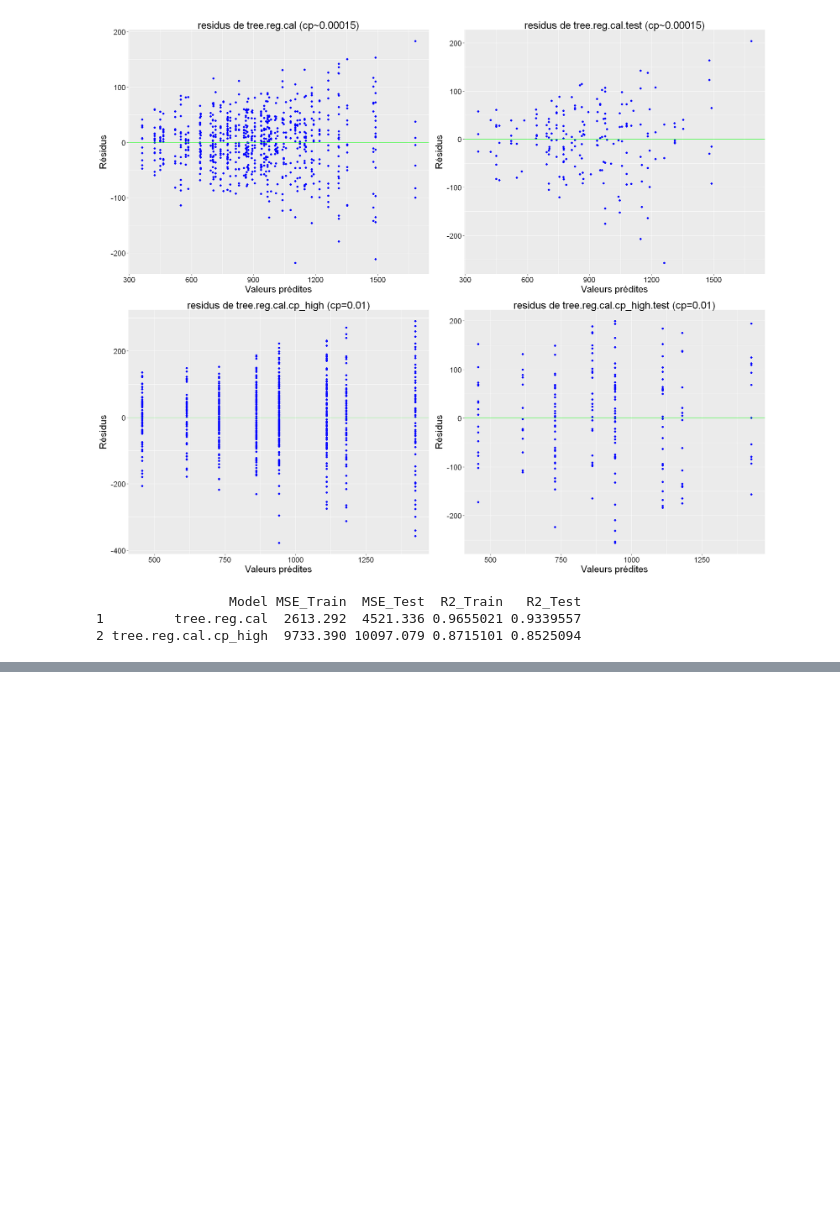
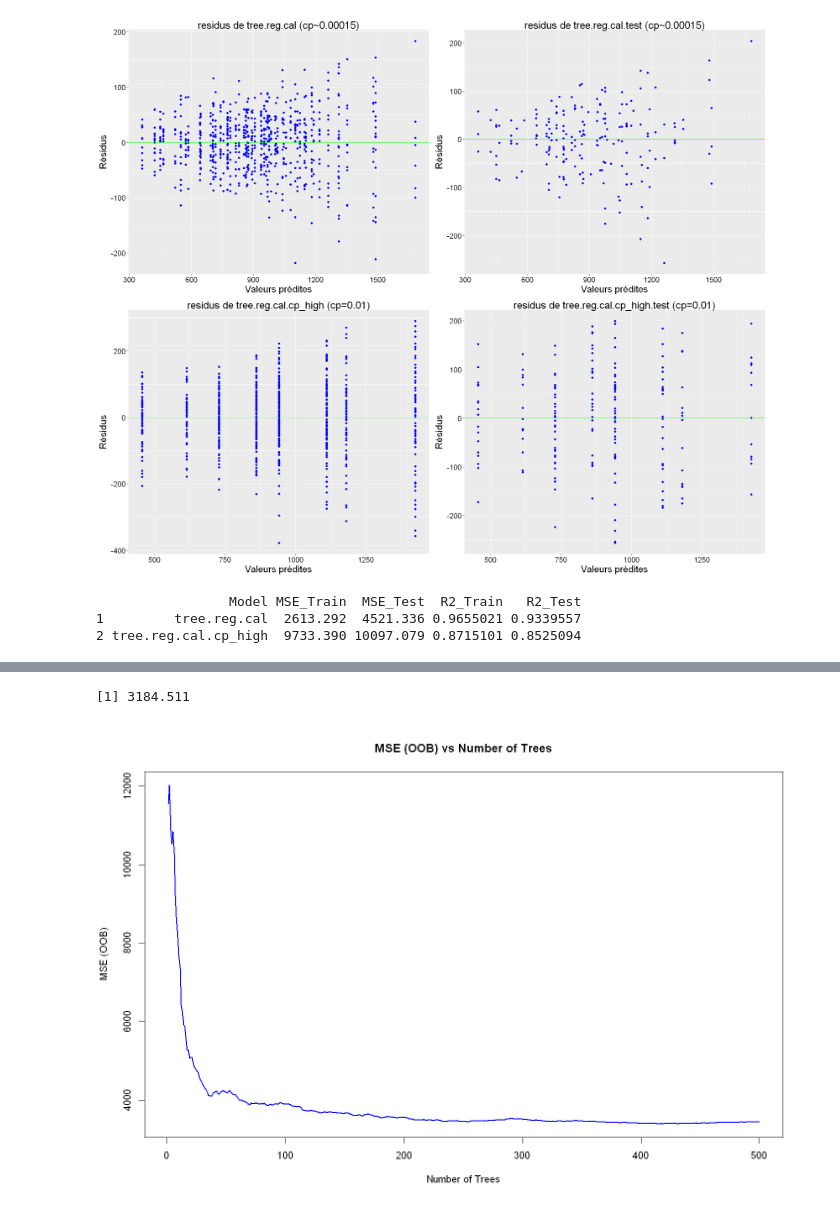
Before and after one commit to Dorianhgn/ProjetML4A, a Jupyter notebook: Calories_Burned/Dorian/R.ipynb, the cells around one changed output, grey strips where cells are left out. Saved outputs shown, nothing was run; the diff lists cells and outputs as text; code cells hidden in the pictures; blank space fills up the shorter version.

```diff
--- a/Calories_Burned/Dorian/R.ipynb
+++ b/Calories_Burned/Dorian/R.ipynb
@@ -584,0 +589,8 @@ Pour conclure, bien que l’arbre complexe ne soit pas optimal (sur-apprentissag
+# %%
+rf.reg.cal <- randomForest(Calories_Burned ~ ., data = gym_train,
+ xtest = gym_test[, -9], ytest = gym_test[, "Calories_Burned"],
+ ntree=500,do.trace=50,importance=TRUE)
+
+attributes(rf.reg.cal)
+
+cat("mtry = ", rf.reg.cal$mtry)
@@ -584,0 +620,12 @@ Pour conclure, bien que l’arbre complexe ne soit pas optimal (sur-apprentissag
+# %%
+mean(rf.reg.cal$test$mse)
+# %% [output]
+[1] 3184.511
+# %%
+# Plot MSE OOB as a function of the number of trees
+options(repr.plot.width=12, repr.plot.height=8)
+plot(rf.reg.cal$mse, type = "l", col = "blue", lwd = 2,
+    xlab = "Number of Trees", ylab = "MSE (OOB)",
+    main = "MSE (OOB) vs Number of Trees")
+# %% [output]
+[figure, added]
```
Also changed, not shown: parts of 25 cells of this notebook.
